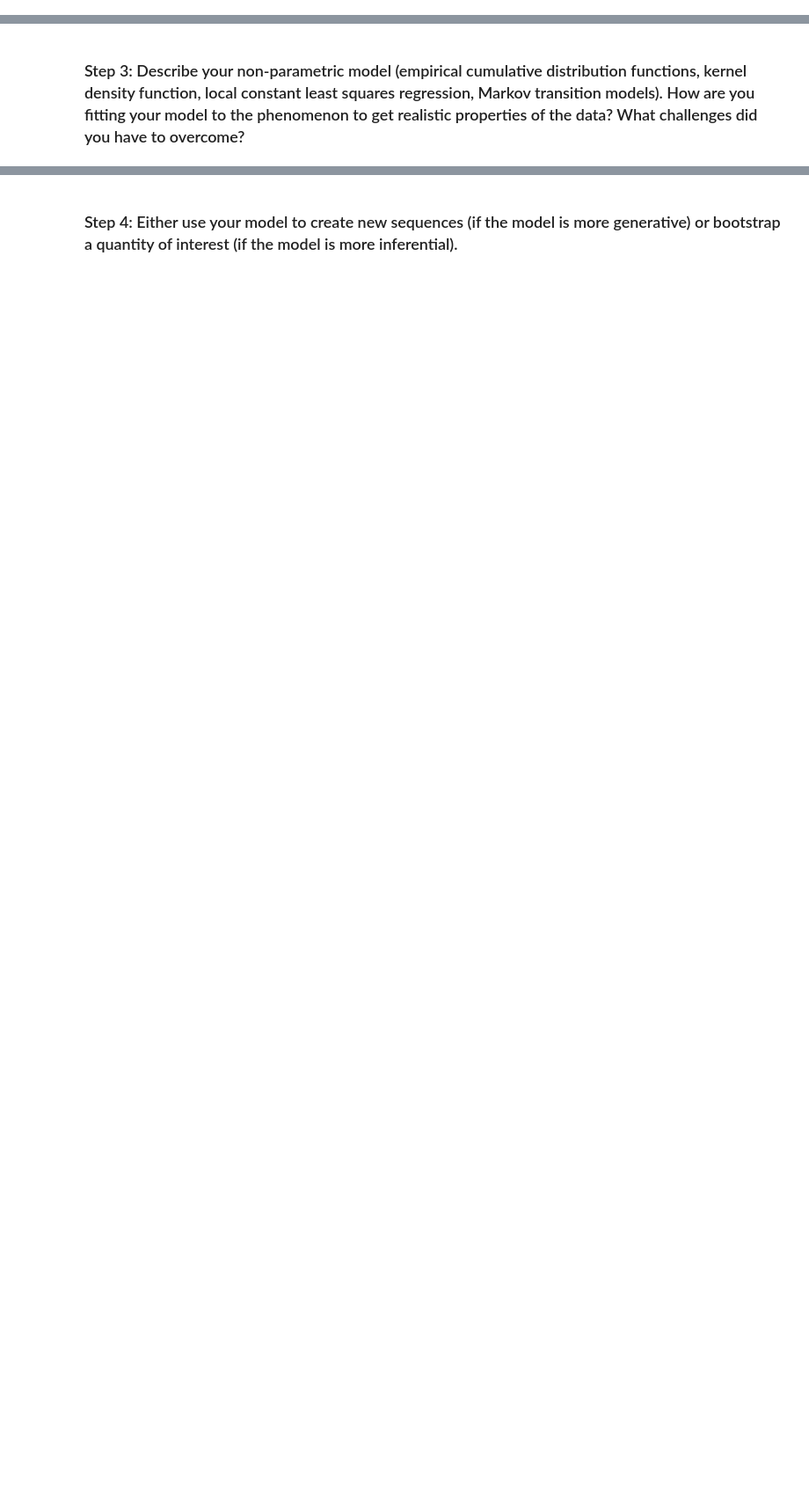
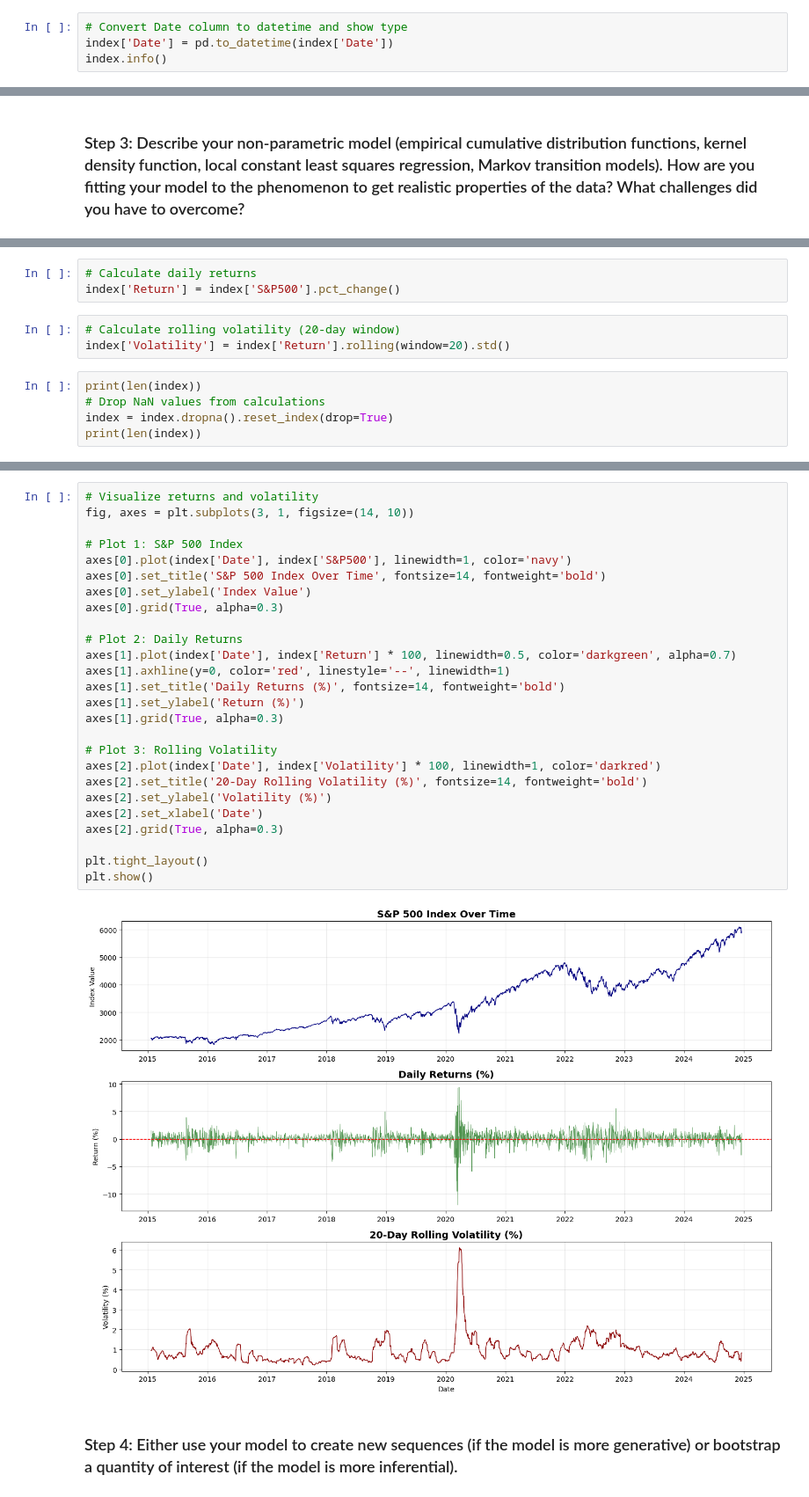
Before and after one commit to jarrett-markman/ds5030_project_1, a Jupyter notebook: code.ipynb, the cells around one changed output, grey strips where cells are left out. Shown: that part at 88% size. Saved outputs shown, nothing was run; the diff lists cells and outputs as text; blank space fills up the shorter version.

```diff
--- a/code.ipynb
+++ b/code.ipynb
@@ -67,0 +128,4 @@ There are NA's for `Revenuegrowth` coming from Verizon, American Tower Corporati
+# %%
+# Convert Date column to datetime and show type
+index['Date'] = pd.to_datetime(index['Date'])
+index.info()
@@ -177,0 +313,11 @@ The `Country` variable doesn't seem to provide any generalizable information wit
+# %%
+# Calculate daily returns
+index['Return'] = index['S&P500'].pct_change()
+# %%
+# Calculate rolling volatility (20-day window)
+index['Volatility'] = index['Return'].rolling(window=20).std()
+# %%
+print(len(index))
+# Drop NaN values from calculations
+index = index.dropna().reset_index(drop=True)
+print(len(index))
@@ -178,2 +353,30 @@ The `Country` variable doesn't seem to provide any generalizable information wit
+# %%
+# Visualize returns and volatility
+fig, axes = plt.subplots(3, 1, figsize=(14, 10))
+
+# Plot 1: S&P 500 Index
+axes[0].plot(index['Date'], index['S&P500'], linewidth=1, color='navy')
+axes[0].set_title('S&P 500 Index Over Time', fontsize=14, fontweight='bold')
+axes[0].set_ylabel('Index Value')
+axes[0].grid(True, alpha=0.3)
+
+# Plot 2: Daily Returns
+axes[1].plot(index['Date'], index['Return'] * 100, linewidth=0.5, color='darkgreen', alpha=0.7)
+axes[1].axhline(y=0, color='red', linestyle='--', linewidth=1)
+axes[1].set_title('Daily Returns (%)', fontsize=14, fontweight='bold')
+axes[1].set_ylabel('Return (%)')
+axes[1].grid(True, alpha=0.3)
+
+# Plot 3: Rolling Volatility
+axes[2].plot(index['Date'], index['Volatility'] * 100, linewidth=1, color='darkred')
+axes[2].set_title('20-Day Rolling Volatility (%)', fontsize=14, fontweight='bold')
+axes[2].set_ylabel('Volatility (%)')
+axes[2].set_xlabel('Date')
+axes[2].grid(True, alpha=0.3)
+
+plt.tight_layout()
+plt.show()
+# %% [output]
+[figure, added]
 # %% [markdown]
 ### Step 4: Either use your model to create new sequences (if the model is more generative) or bootstrap a quantity of interest (if the model is more inferential).
```
Also changed, not shown: parts of 63 cells of this notebook.
